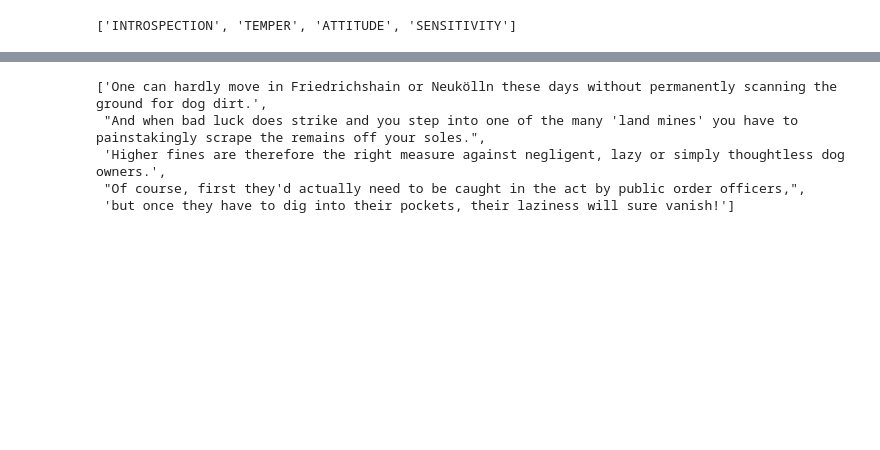
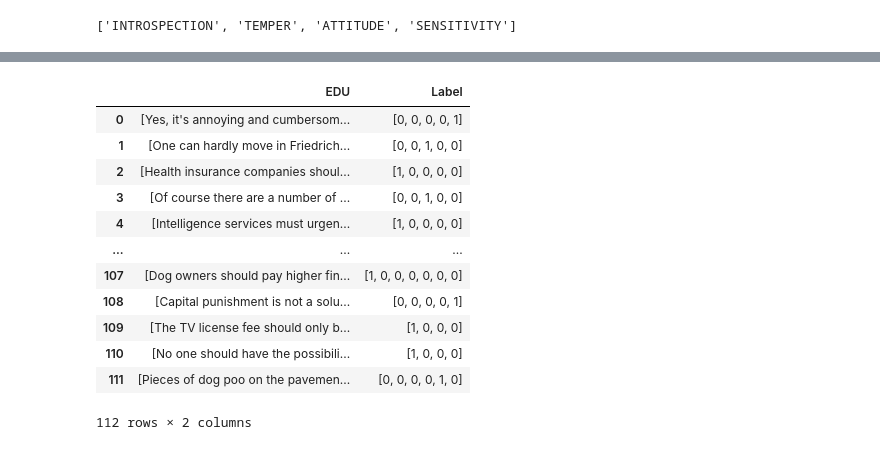
Before and after one commit to myeghaneh/ArguSentiment, a Jupyter notebook: src/SentimentFlow_Argumentation.ipynb, the cells around one changed output, grey strips where cells are left out. Cells and saved outputs as stored; diff of their text form; code cells hidden in the pictures; blank space fills up the shorter version.

```diff
--- a/src/SentimentFlow_Argumentation.ipynb
+++ b/src/SentimentFlow_Argumentation.ipynb
@@ -23,9 +57,17 @@ df = pd.read_json("./data/dfMT_PC.json",)
 # %%
-df["EDU"][1]
+df
 # %% [output]
+|  | EDU | Label |
+| 0 | [Yes, it's annoying and cumbersom... | [0, 0, 0, 0, 1] |
+| 1 | [One can hardly move in Friedrich... | [0, 0, 1, 0, 0] |
+| 2 | [Health insurance companies shoul... | [1, 0, 0, 0, 0] |
+| 3 | [Of course there are a number of ... | [0, 0, 1, 0, 0] |
+| 4 | [Intelligence services must urgen... | [1, 0, 0, 0, 0] |
+| ... | ... | ... |
+| 107 | [Dog owners should pay higher fin... | [1, 0, 0, 0, 0, 0, 0] |
+| 108 | [Capital punishment is not a solu... | [0, 0, 0, 0, 1] |
+| 109 | [The TV license fee should only b... | [1, 0, 0, 0] |
+| 110 | [No one should have the possibili... | [1, 0, 0, 0] |
+| 111 | [Pieces of dog poo on the pavemen... | [0, 0, 0, 0, 1, 0] |
-['One can hardly move in Friedrichshain or Neukölln these days without permanently scanning the ground for dog dirt.',
- "And when bad luck does strike and you step into one of the many 'land mines' you have to painstakingly scrape the remains off your soles.",
- 'Higher fines are therefore the right measure against negligent, lazy or simply thoughtless dog owners.',
- "Of course, first they'd actually need to be caught in the act by public order officers,",
- 'but once they have to dig into their pockets, their laziness will sure vanish!']
+112 rows × 2 columns
 # %%
```
Also changed, not shown: parts of 25 cells of this notebook.
